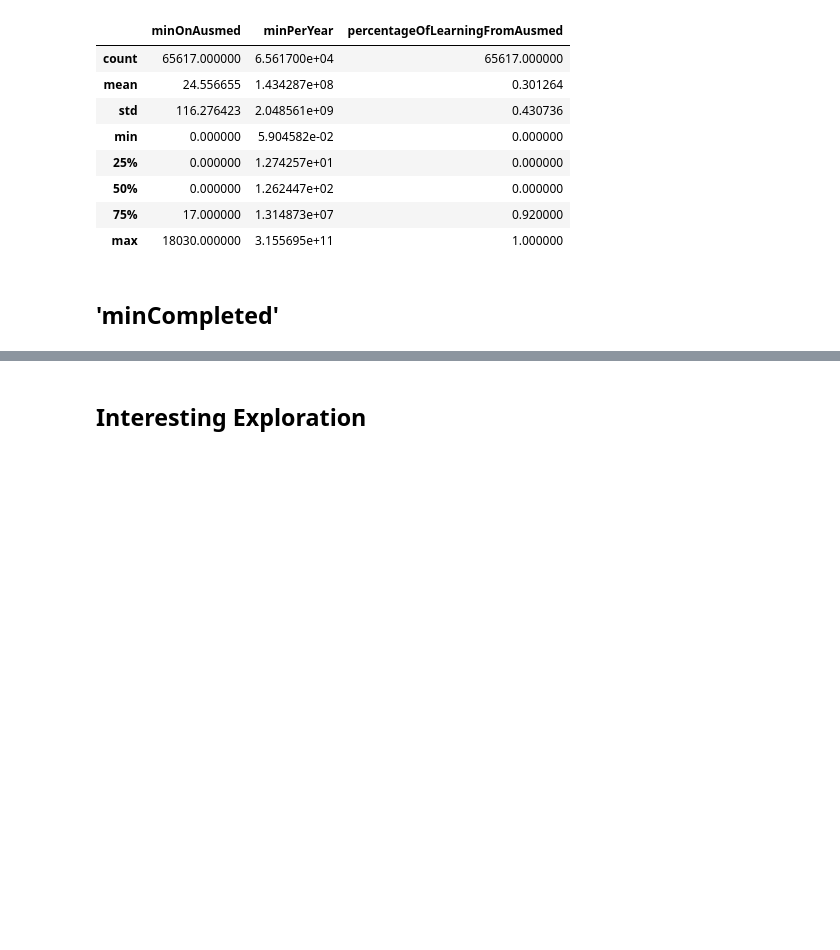
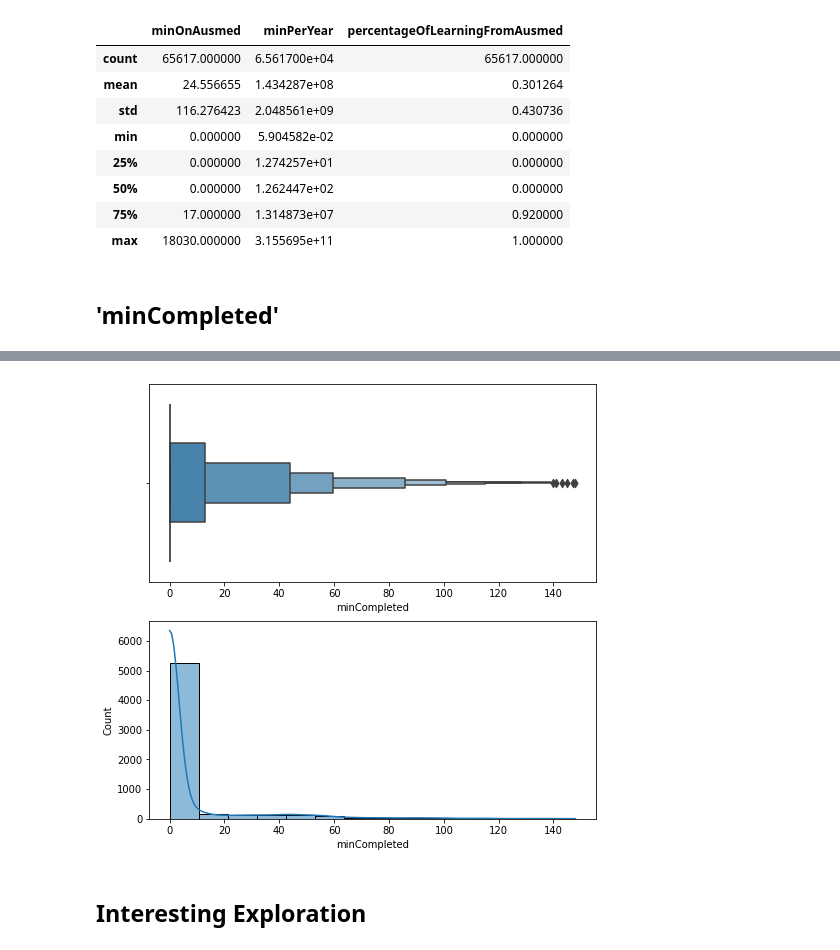
Before and after one commit to BenQuartermaine/customerclustering, a Jupyter notebook: notebooks/ran.ipynb, the cells around one changed output, grey strips where cells are left out. Drawn from its saved outputs; the diff is of its cells as text; code cells hidden in the pictures; blank space fills up the shorter version.

```diff
--- a/notebooks/ran.ipynb
+++ b/notebooks/ran.ipynb
@@ -936,0 +950,15 @@ ax = sns.boxplot(x=df.minCompleted)
+# %%
+# plot filtered minComplted
+import matplotlib.pyplot as plt
+import seaborn as sns
+#fig, axplt.subplots
+df_f1=df[df['minCompleted']<150]
+fig, ax = plt.subplots(2, figsize=(8,8))
+sns.boxenplot(x=df_f1.minCompleted,ax=ax[0])
+
+sns.histplot(x=df_f1.minCompleted,kde=True,ax=ax[1])
+
+
+plt.show()
+# %% [output]
+[figure, added]
```
Also changed, not shown: parts of 4 cells of this notebook.
